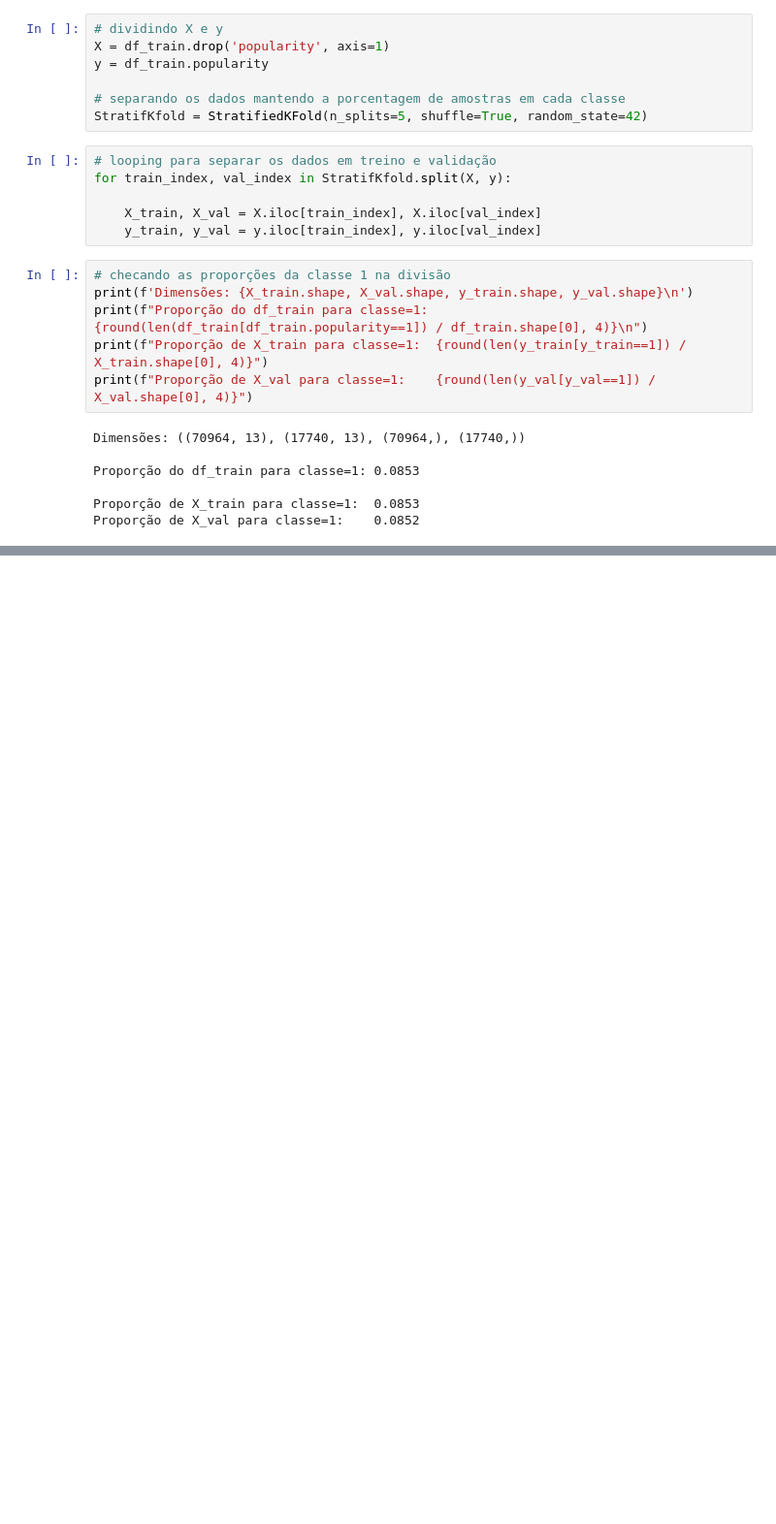
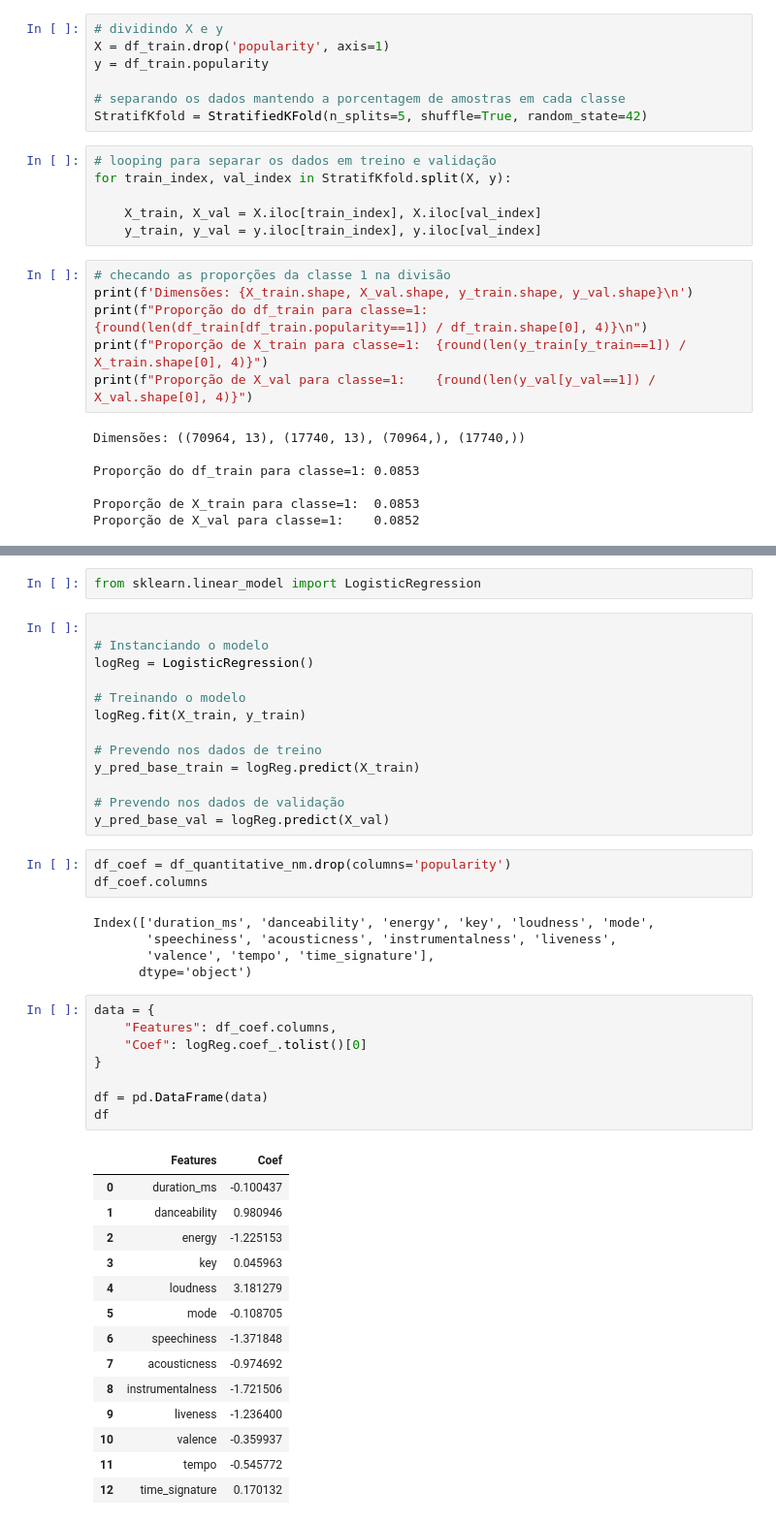
Before and after one commit to Henriquerezer/Machine_Learning, a Jupyter notebook: 7 days of code ML/DIA_3_Divisão_em_Treino_e_teste.ipynb, the cells around one changed output, grey strips where cells are left out. Shown at 97% size. Saved outputs shown, nothing was run; the diff lists cells and outputs as text; blank space fills up the shorter version.

```diff
--- a/7 days of code ML/DIA_3_Divisão_em_Treino_e_teste.ipynb
+++ b/7 days of code ML/DIA_3_Divisão_em_Treino_e_teste.ipynb
@@ -126,0 +135,46 @@ Proporção de X_val para classe=1:    0.0852
+# %%
+from sklearn.linear_model import LogisticRegression
+# %%
+
+# Instanciando o modelo
+logReg = LogisticRegression()
+
+# Treinando o modelo
+logReg.fit(X_train, y_train)
+
+# Prevendo nos dados de treino
+y_pred_base_train = logReg.predict(X_train)
+
+# Prevendo nos dados de validação
+y_pred_base_val = logReg.predict(X_val)
+# %%
+df_coef = df_quantitative_nm.drop(columns='popularity')
+df_coef.columns
+# %% [output]
+Index(['duration_ms', 'danceability', 'energy', 'key', 'loudness', 'mode',
+       'speechiness', 'acousticness', 'instrumentalness', 'liveness',
+       'valence', 'tempo', 'time_signature'],
+      dtype='object')
+# %%
+data = {
+    "Features": df_coef.columns,
+    "Coef": logReg.coef_.tolist()[0]
+}
+
+df = pd.DataFrame(data)
+df
+# %% [output]
+|  | Features | Coef |
+| 0 | duration_ms | -0.100437 |
+| 1 | danceability | 0.980946 |
+| 2 | energy | -1.225153 |
+| 3 | key | 0.045963 |
+| 4 | loudness | 3.181279 |
+| 5 | mode | -0.108705 |
+| 6 | speechiness | -1.371848 |
+| 7 | acousticness | -0.974692 |
+| 8 | instrumentalness | -1.721506 |
+| 9 | liveness | -1.236400 |
+| 10 | valence | -0.359937 |
+| 11 | tempo | -0.545772 |
+| 12 | time_signature | 0.170132 |
```
Also changed, not shown: parts of 2 cells of this notebook.
